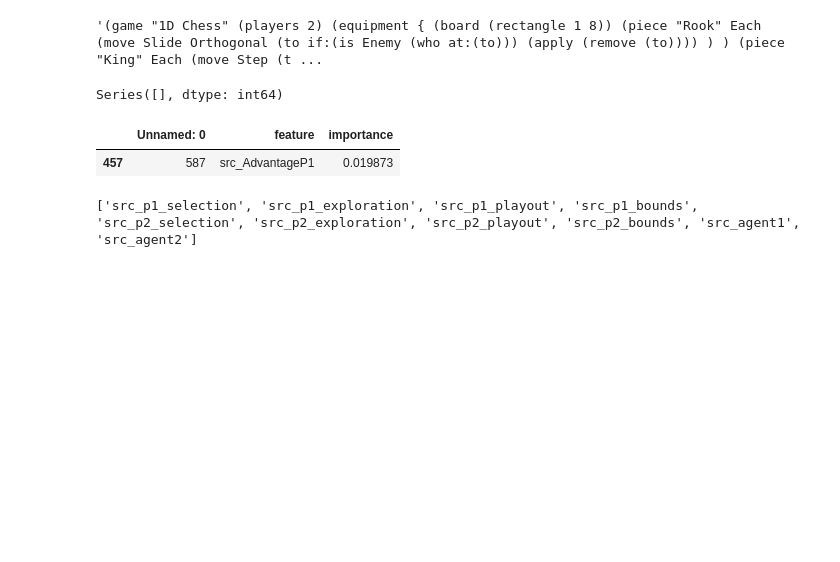
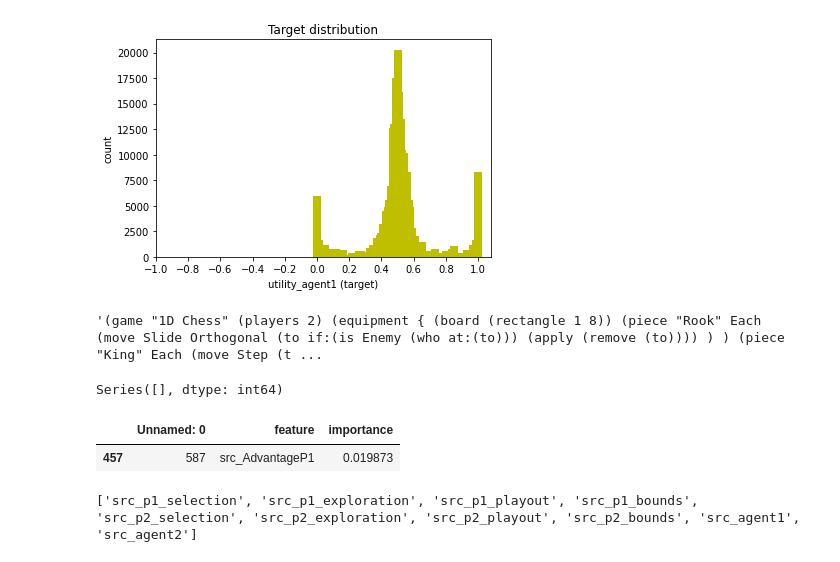
Before and after one commit to vadimtimakin/Kaggle-MCTS-6th-place-solution, a Jupyter notebook: draft.ipynb, the cells around one changed output. Drawn from its saved outputs; the diff is of its cells as text; code cells hidden in the pictures; blank space fills up the shorter version.

```diff
--- a/draft.ipynb
+++ b/draft.ipynb
@@ -2,6 +2,18 @@
 import pandas as pd
 
 df = pd.read_csv('/home/toefl/K/MCTS/dataset/train.csv')
+# %%
+import numpy as np
+import matplotlib.pyplot as plt
+
+plt.bar(*np.unique(df['AdvantageP1'].to_numpy(), return_counts=True), width=0.05, color='y')
+plt.xlabel('utility_agent1 (target)')
+plt.ylabel('count')
+plt.xticks(np.linspace(-1, 1, 11))
+plt.title('Target distribution')
+plt.show()
+# %% [output]
+[figure, added]
 # %%
 df = df[df["LudRules"].apply(lambda x: "start" in x)]
 # %%
```
Also changed, not shown: 1 other file.
